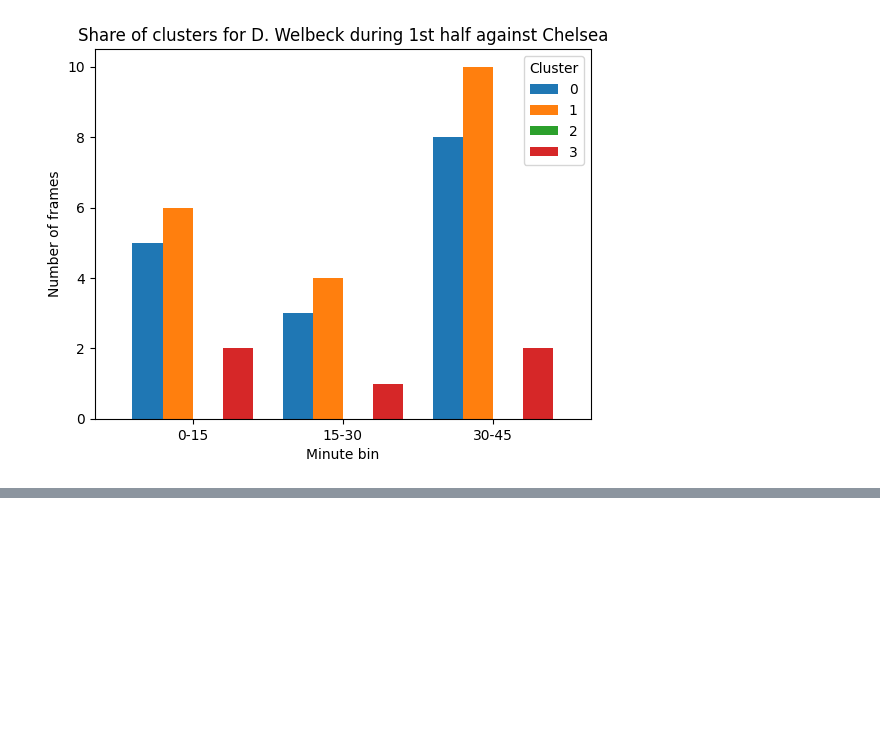
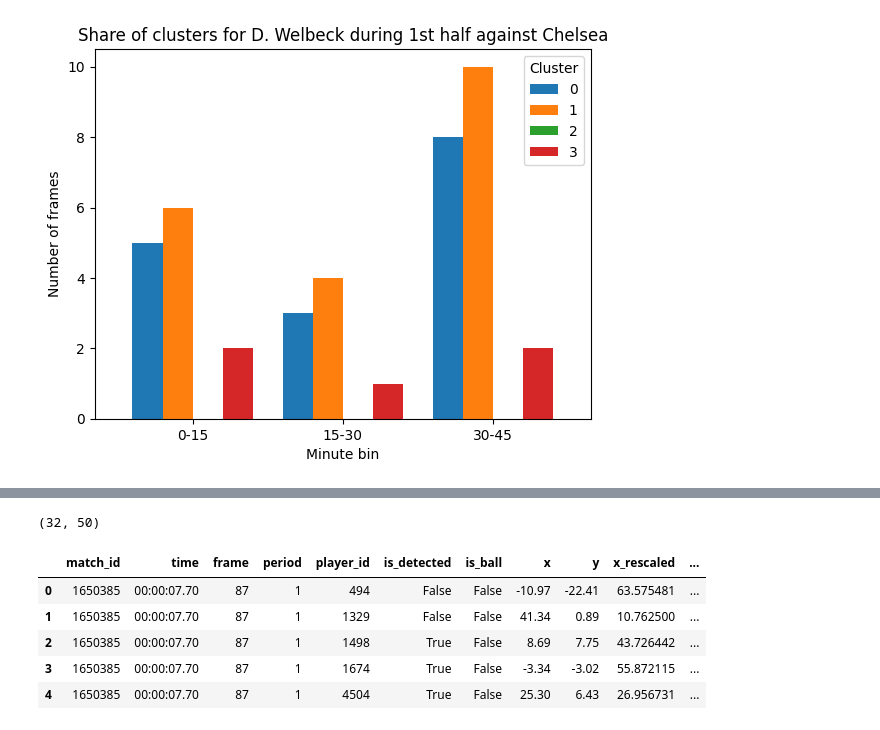
Before and after one commit to TustiWutsi/player_pitch_control_clustering, a Jupyter notebook: individual_pitch_control_clustering.ipynb, the cells around one changed output, grey strips where cells are left out. Cells and saved outputs as stored; diff of their text form; code cells hidden in the pictures; blank space fills up the shorter version.

```diff
--- a/individual_pitch_control_clustering.ipynb
+++ b/individual_pitch_control_clustering.ipynb
@@ -1229,0 +1236,7 @@ plot_cluster_distribution(meta, player_name="D. Welbeck", match_id="1747409")
+# %%
+def read_parquet_gcs(fs: gcsfs.GCSFileSystem, gcs_path: str) -> pd.DataFrame:
+    if not fs.exists(gcs_path):
+        raise FileNotFoundError(gcs_path)
+    # open as file-like and let pandas/pyarrow read
+    with fs.open(gcs_path, "rb") as f:
+        return pd.read_parquet(f)
@@ -1229,0 +1646,4 @@ plot_cluster_distribution(meta, player_name="D. Welbeck", match_id="1747409")
+# %%
+results[0]['pitch_control_map'].shape
+# %% [output]
+(32, 50)
@@ -1229,0 +1655,9 @@ plot_cluster_distribution(meta, player_name="D. Welbeck", match_id="1747409")
+# %%
+df.head()
+# %% [output]
+|  | match_id | time | frame | period | player_id | is_detected | is_ball | x | y | x_rescaled | ... |
+| 0 | 1650385 | 00:00:07.70 | 87 | 1 | 494 | False | False | -10.97 | -22.41 | 63.575481 | ... |
+| 1 | 1650385 | 00:00:07.70 | 87 | 1 | 1329 | False | False | 41.34 | 0.89 | 10.762500 | ... |
+| 2 | 1650385 | 00:00:07.70 | 87 | 1 | 1498 | True | False | 8.69 | 7.75 | 43.726442 | ... |
+| 3 | 1650385 | 00:00:07.70 | 87 | 1 | 1674 | True | False | -3.34 | -3.02 | 55.872115 | ... |
+| 4 | 1650385 | 00:00:07.70 | 87 | 1 | 4504 | True | False | 25.30 | 6.43 | 26.956731 | ... |
```
Also changed, not shown: parts of 22 cells of this notebook, 1 other file.
